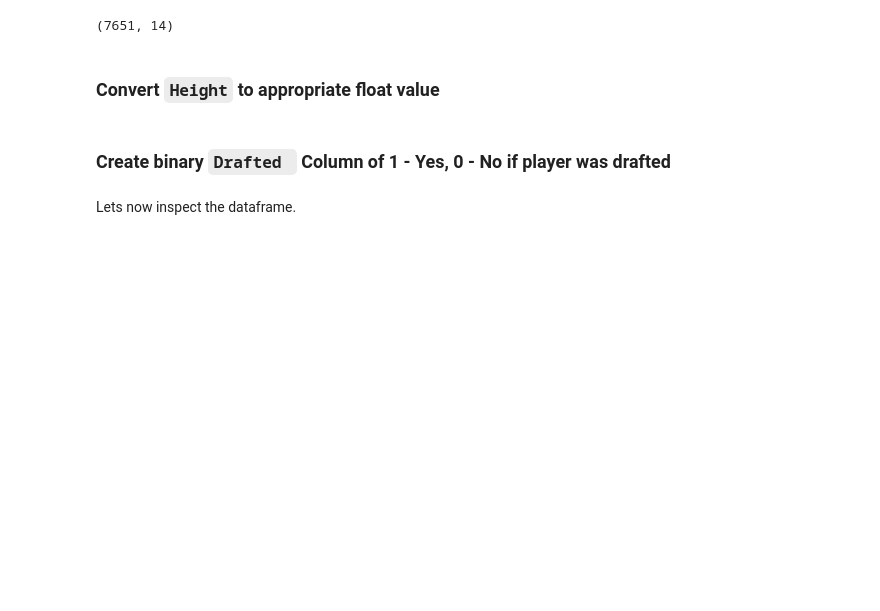
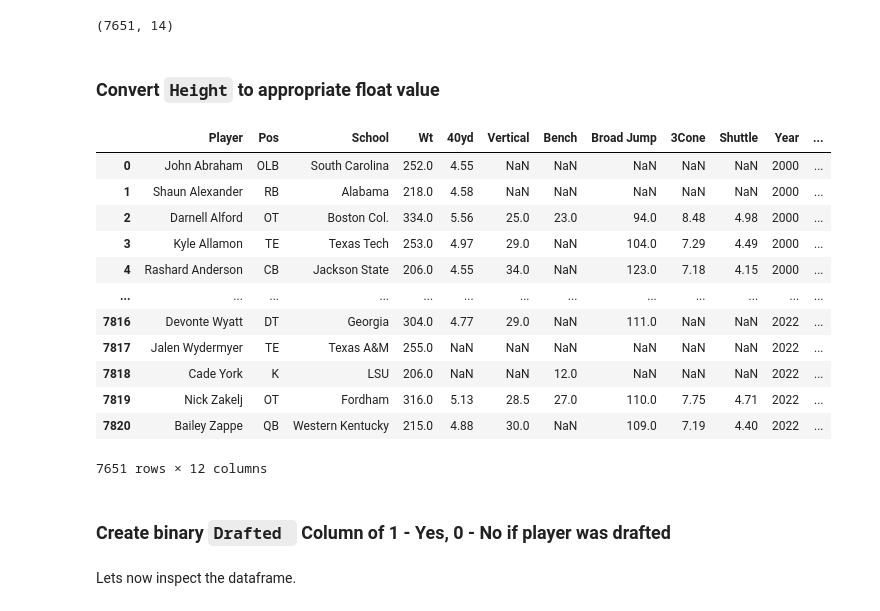
Before and after one commit to eric8395/NFL-Combine-Draft-Classification, a Jupyter notebook: NFL Combine Draft Classification.ipynb, the cells around one changed output. Drawn from its saved outputs; the diff is of its cells as text; code cells hidden in the pictures; blank space fills up the shorter version.

```diff
--- a/NFL Combine Draft Classification.ipynb
+++ b/NFL Combine Draft Classification.ipynb
@@ -152,6 +152,23 @@ df['inches'] = df['Ht'].str.split("-").str[1].astype(int)
 
 # add new Height column that calculates height as a float
 df['Height'] = df['feet'] + round((df['inches']/12),2)
+# %%
+df_model = df.drop(columns = ['Ht', 'College', 'feet', 'inches', 'Drafted (tm/rnd/yr)'])
+df_model
+# %% [output]
+|  | Player | Pos | School | Wt | 40yd | Vertical | Bench | Broad Jump | 3Cone | Shuttle | Year | ... |
+| 0 | John Abraham | OLB | South Carolina | 252.0 | 4.55 | NaN | NaN | NaN | NaN | NaN | 2000 | ... |
+| 1 | Shaun Alexander | RB | Alabama | 218.0 | 4.58 | NaN | NaN | NaN | NaN | NaN | 2000 | ... |
+| 2 | Darnell Alford | OT | Boston Col. | 334.0 | 5.56 | 25.0 | 23.0 | 94.0 | 8.48 | 4.98 | 2000 | ... |
+| 3 | Kyle Allamon | TE | Texas Tech | 253.0 | 4.97 | 29.0 | NaN | 104.0 | 7.29 | 4.49 | 2000 | ... |
+| 4 | Rashard Anderson | CB | Jackson State | 206.0 | 4.55 | 34.0 | NaN | 123.0 | 7.18 | 4.15 | 2000 | ... |
+| ... | ... | ... | ... | ... | ... | ... | ... | ... | ... | ... | ... | ... |
+| 7816 | Devonte Wyatt | DT | Georgia | 304.0 | 4.77 | 29.0 | NaN | 111.0 | NaN | NaN | 2022 | ... |
+| 7817 | Jalen Wydermyer | TE | Texas A&M | 255.0 | NaN | NaN | NaN | NaN | NaN | NaN | 2022 | ... |
+| 7818 | Cade York | K | LSU | 206.0 | NaN | NaN | 12.0 | NaN | NaN | NaN | 2022 | ... |
+| 7819 | Nick Zakelj | OT | Fordham | 316.0 | 5.13 | 28.5 | 27.0 | 110.0 | 7.75 | 4.71 | 2022 | ... |
+| 7820 | Bailey Zappe | QB | Western Kentucky | 215.0 | 4.88 | 30.0 | NaN | 109.0 | 7.19 | 4.40 | 2022 | ... |
+7651 rows × 12 columns
 # %%
 # remove unneeded columns and extra columns created
 df = df.drop(columns = ['Player', 'Ht', 'College', 'feet', 'inches', 'Year'])
```
Also changed, not shown: parts of 63 cells of this notebook, 4 other files.
